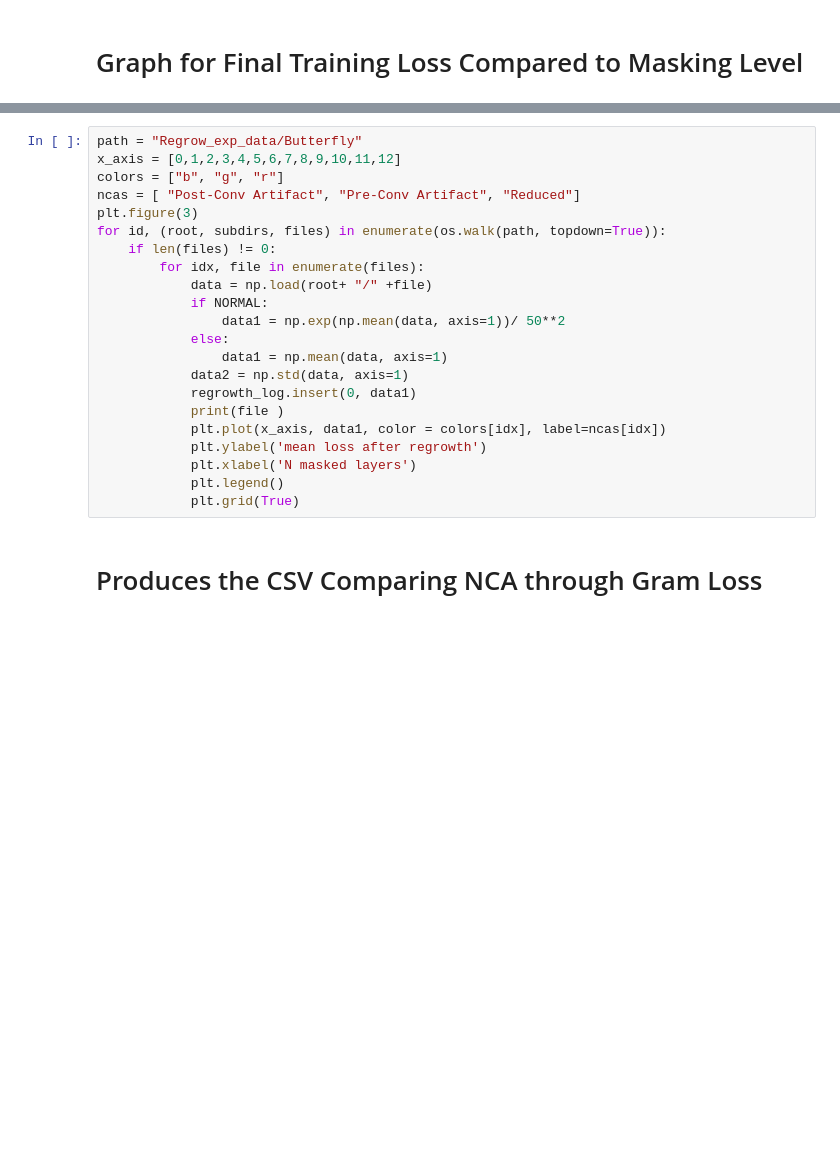
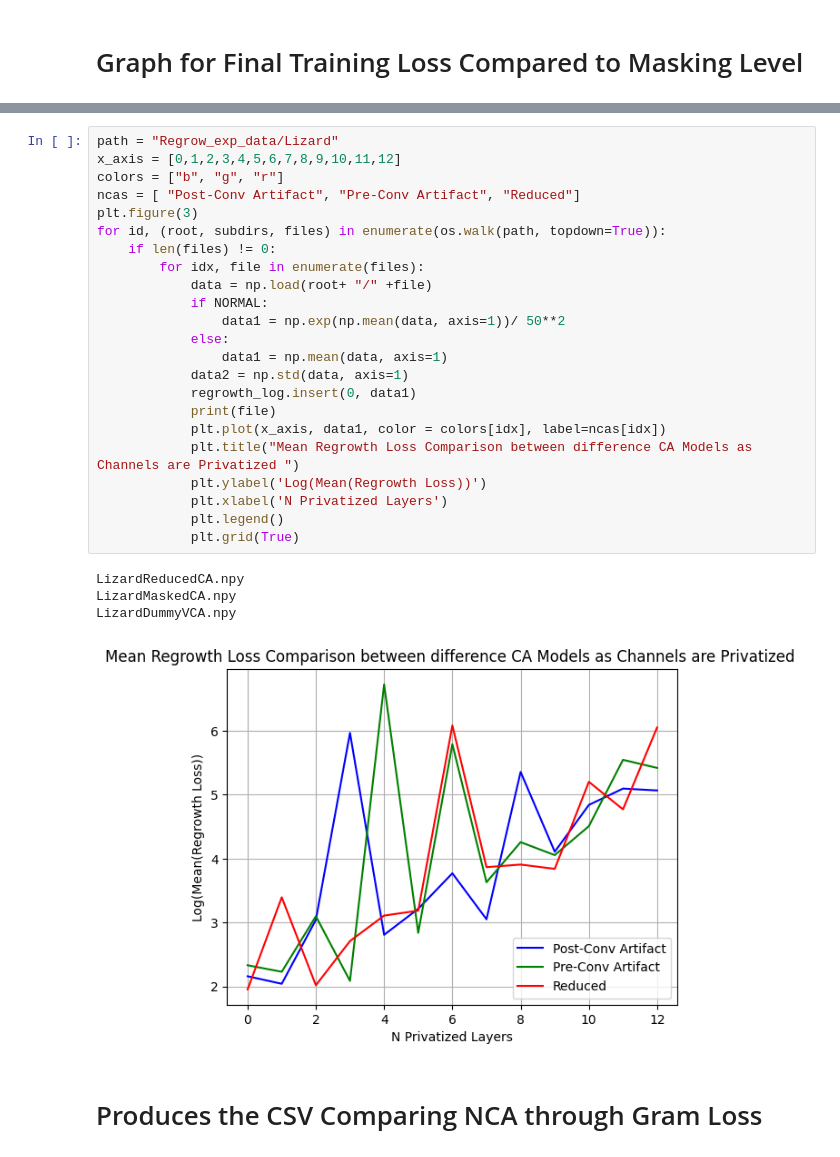
Before and after one commit to etimush/EngramNCA, a Jupyter notebook: Channel_Reduction_Experiments/DataProcessing.ipynb, the cells around one changed output, grey strips where cells are left out. Drawn from its saved outputs; the diff is of its cells as text; blank space fills up the shorter version.

```diff
--- a/Channel_Reduction_Experiments/DataProcessing.ipynb
+++ b/Channel_Reduction_Experiments/DataProcessing.ipynb
@@ -53,25 +73,31 @@ for id, (root, subdirs, files) in enumerate(os.walk(path, topdown=True)):
 # %%
-path = "Regrow_exp_data/Butterfly"
+path = "Regrow_exp_data/Lizard"
 x_axis = [0,1,2,3,4,5,6,7,8,9,10,11,12]
 colors = ["b", "g", "r"]
 ncas = [ "Post-Conv Artifact", "Pre-Conv Artifact", "Reduced"]
 plt.figure(3)
 for id, (root, subdirs, files) in enumerate(os.walk(path, topdown=True)):
     if len(files) != 0:
         for idx, file in enumerate(files):
             data = np.load(root+ "/" +file)
             if NORMAL:
                 data1 = np.exp(np.mean(data, axis=1))/ 50**2
             else:
                 data1 = np.mean(data, axis=1)
             data2 = np.std(data, axis=1)
             regrowth_log.insert(0, data1)
-            print(file )
+            print(file)
             plt.plot(x_axis, data1, color = colors[idx], label=ncas[idx])
-            plt.ylabel('mean loss after regrowth')
-            plt.xlabel('N masked layers')
+            plt.title("Mean Regrowth Loss Comparison between difference CA Models as Channels are Privatized ")
+            plt.ylabel('Log(Mean(Regrowth Loss))')
+            plt.xlabel('N Privatized Layers')
             plt.legend()
             plt.grid(True)
+# %% [output]
+LizardReducedCA.npy
+LizardMaskedCA.npy
+LizardDummyVCA.npy
+[figure, added]
 # %% [markdown]
 # Produces the CSV Comparing NCA through Gram Loss
 # %%
```
Also changed, not shown: parts of 4 cells of this notebook, 9 other files.
